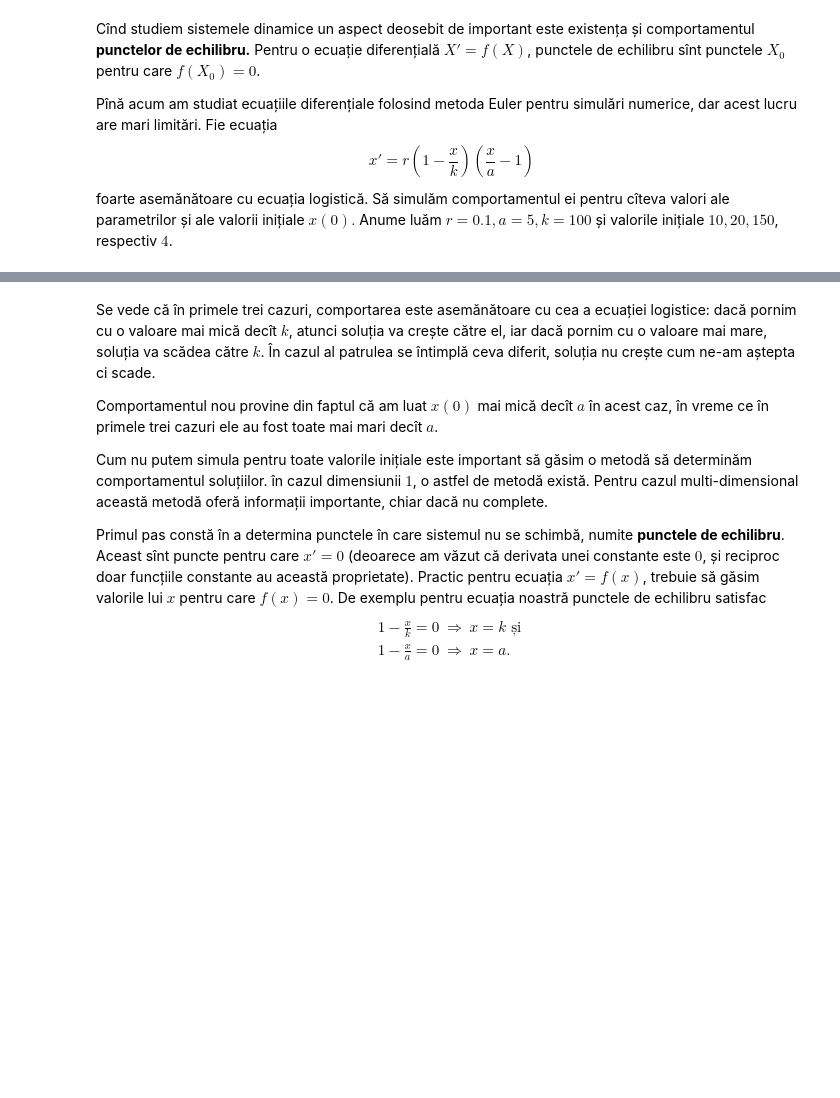
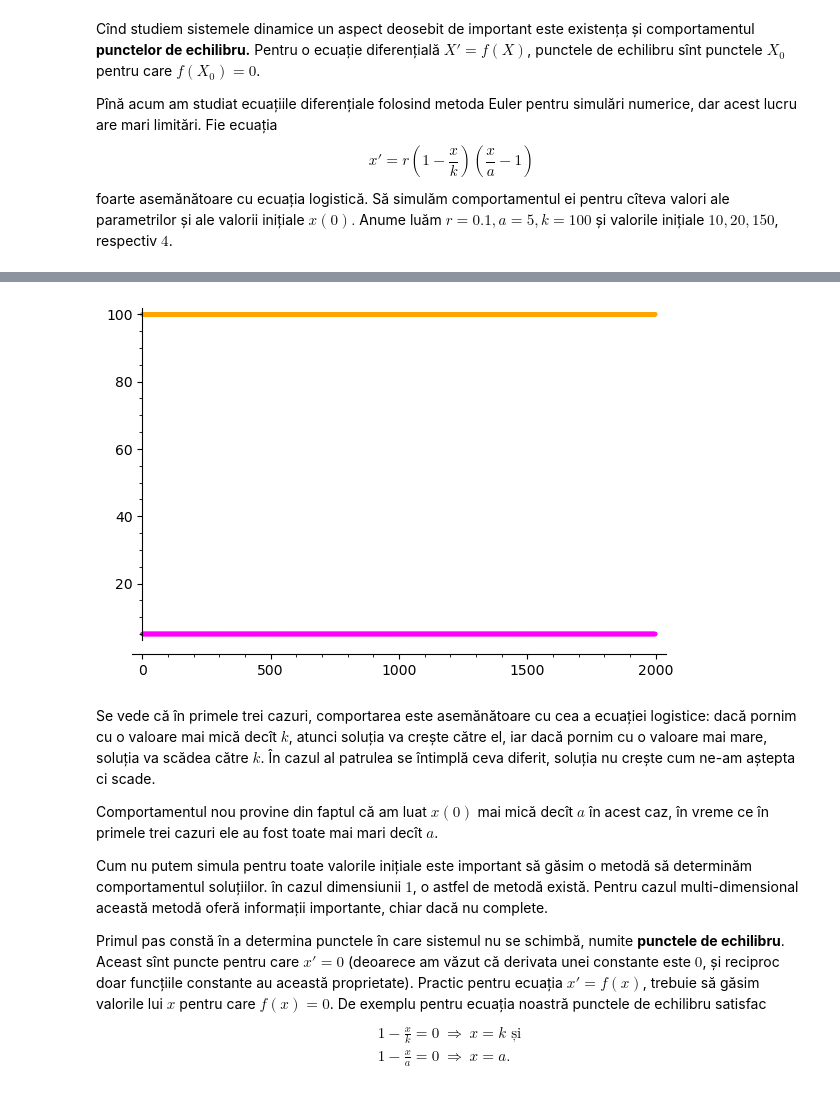
Before and after one commit to adhalanay/curs-ecologie, a Jupyter notebook: Cursul4.ipynb, the cells around one changed output, grey strips where cells are left out. Saved outputs shown, nothing was run; the diff lists cells and outputs as text; code cells hidden in the pictures; blank space fills up the shorter version.

```diff
--- a/Cursul4.ipynb
+++ b/Cursul4.ipynb
@@ -39,3 +39,16 @@ p4=points(vec4,color='magenta')
+# %%
+x=var('x')
+r=0.1;a=5;k=100
+f=r*(1-x/k)*(x/a-1)
+sol5=desolve_odeint(f,[a],srange(0,200,0.1),x)
+vec5=list(zip(range(0,len(sol5)-1),list(sol5[:,0])))
+p5=points(vec5,color='magenta')
+sol6=desolve_odeint(f,[k],srange(0,200,0.1),x)
+vec6=list(zip(range(0,len(sol6)-1),list(sol6[:,0])))
+p6=points(vec6,color='orange')
+(p5+p6).show()
+# %% [output]
+[figure, added]
 # %% [markdown]
 Se vede că în primele trei cazuri, comportarea este asemănătoare cu cea a ecuației logistice: dacă pornim cu o valoare mai mică decît $k$, atunci soluția va crește către el, iar dacă pornim cu o valoare mai mare, soluția va scădea către $k$. În cazul al patrulea se întimplă ceva diferit, soluția nu crește cum ne-am aștepta ci scade.
 
```
Also changed, not shown: parts of 7 cells of this notebook.
